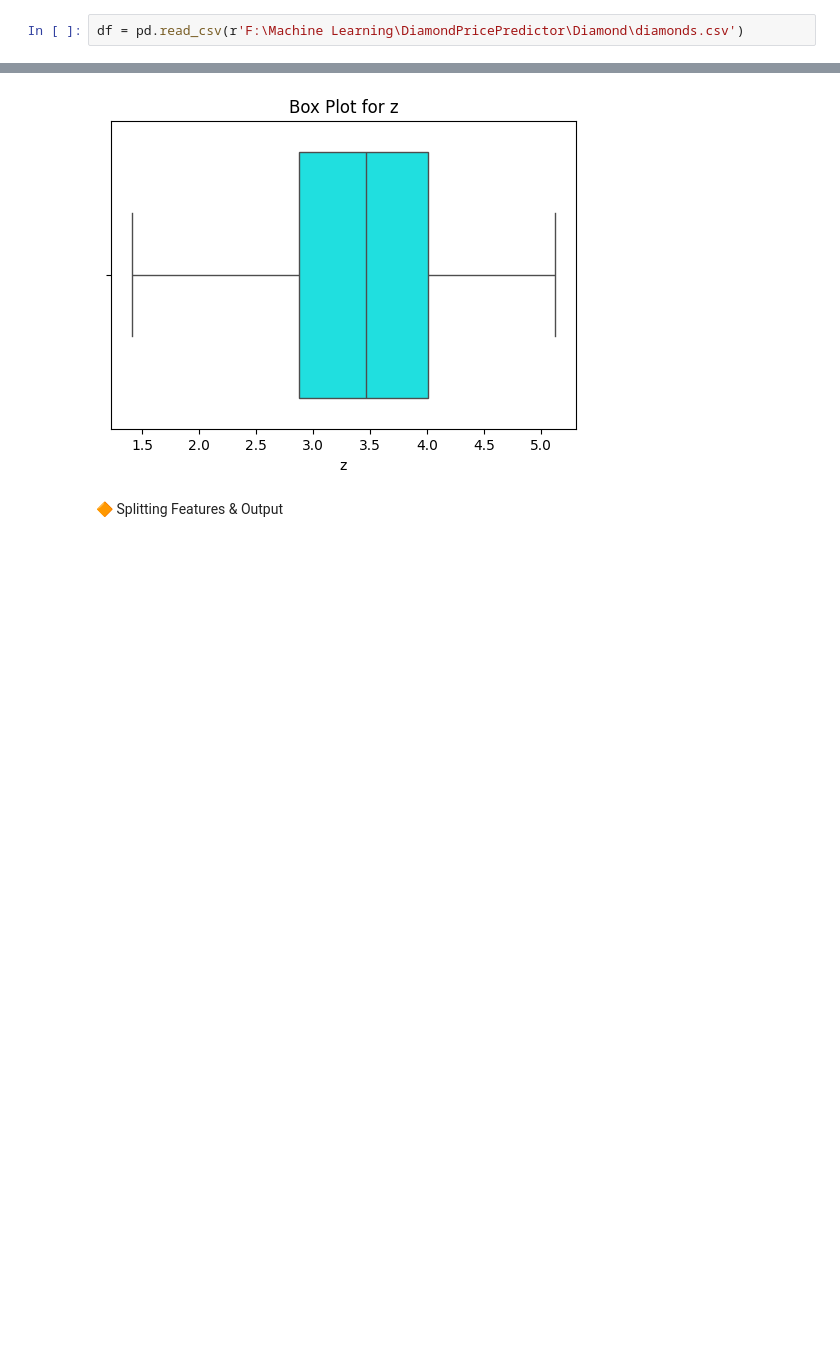
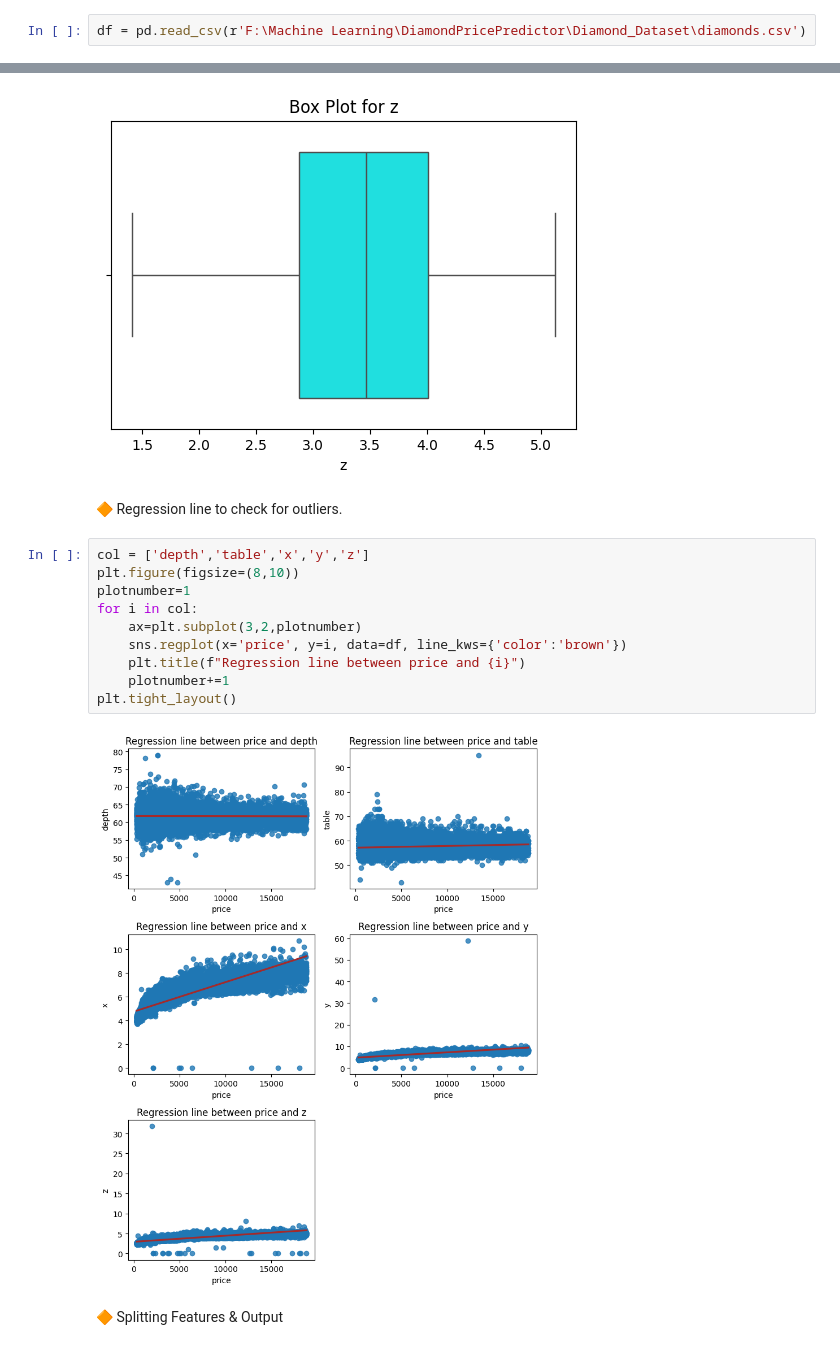
Before and after one commit to Kasfia-Mostafa/DiamondPricePredictor, a Jupyter notebook: Diamonds.ipynb, the cells around one changed output, grey strips where cells are left out. Saved outputs shown, nothing was run; the diff lists cells and outputs as text; blank space fills up the shorter version.

```diff
--- a/Diamonds.ipynb
+++ b/Diamonds.ipynb
@@ -6,7 +6,7 @@ warnings.filterwarnings('ignore')
 # %% [markdown]
 ## 💎 Data Preprossesing
 # %%
-df = pd.read_csv(r'F:\Machine Learning\DiamondPricePredictor\Diamond\diamonds.csv')
+df = pd.read_csv(r'F:\Machine Learning\DiamondPricePredictor\Diamond_Dataset\diamonds.csv')
 # %% [markdown]
 ### Dataset Information¶
 The dataset contains the following features:
@@ -313,6 +313,20 @@ for feature in data.columns:
 [figure]
 [figure]
 [figure]
+# %% [markdown]
+🔶 Regression line to check for outliers.
+# %%
+col = ['depth','table','x','y','z']
+plt.figure(figsize=(8,10))
+plotnumber=1
+for i in col:
+    ax=plt.subplot(3,2,plotnumber)
+    sns.regplot(x='price', y=i, data=df, line_kws={'color':'brown'})
+    plt.title(f"Regression line between price and {i}")
+    plotnumber+=1
+plt.tight_layout()
+# %% [output]
+[figure, added]
 # %% [markdown]
 🔶 Splitting Features & Output
 # %%
```
Also changed, not shown: parts of 2 cells of this notebook, 1 other file.
